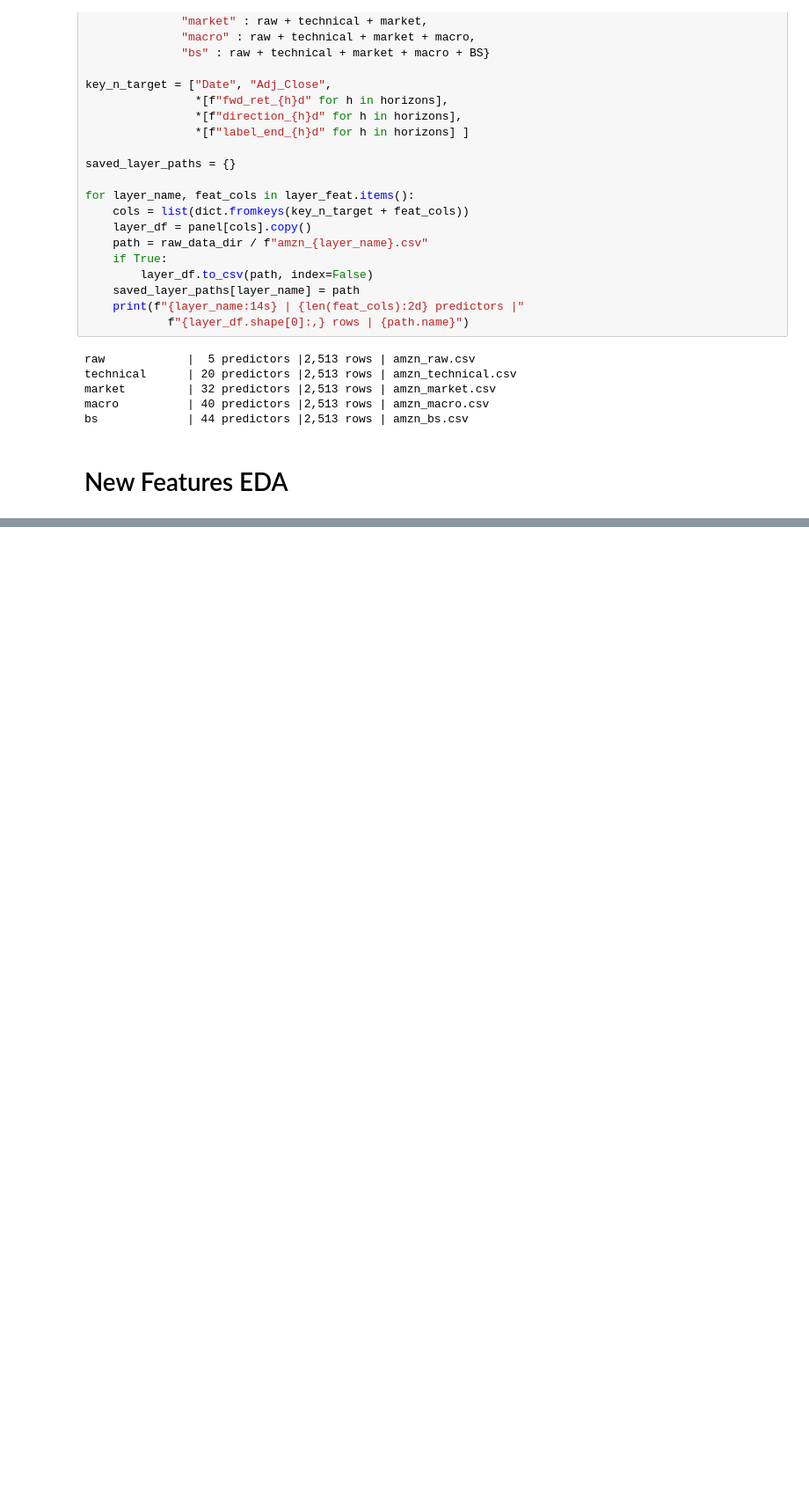
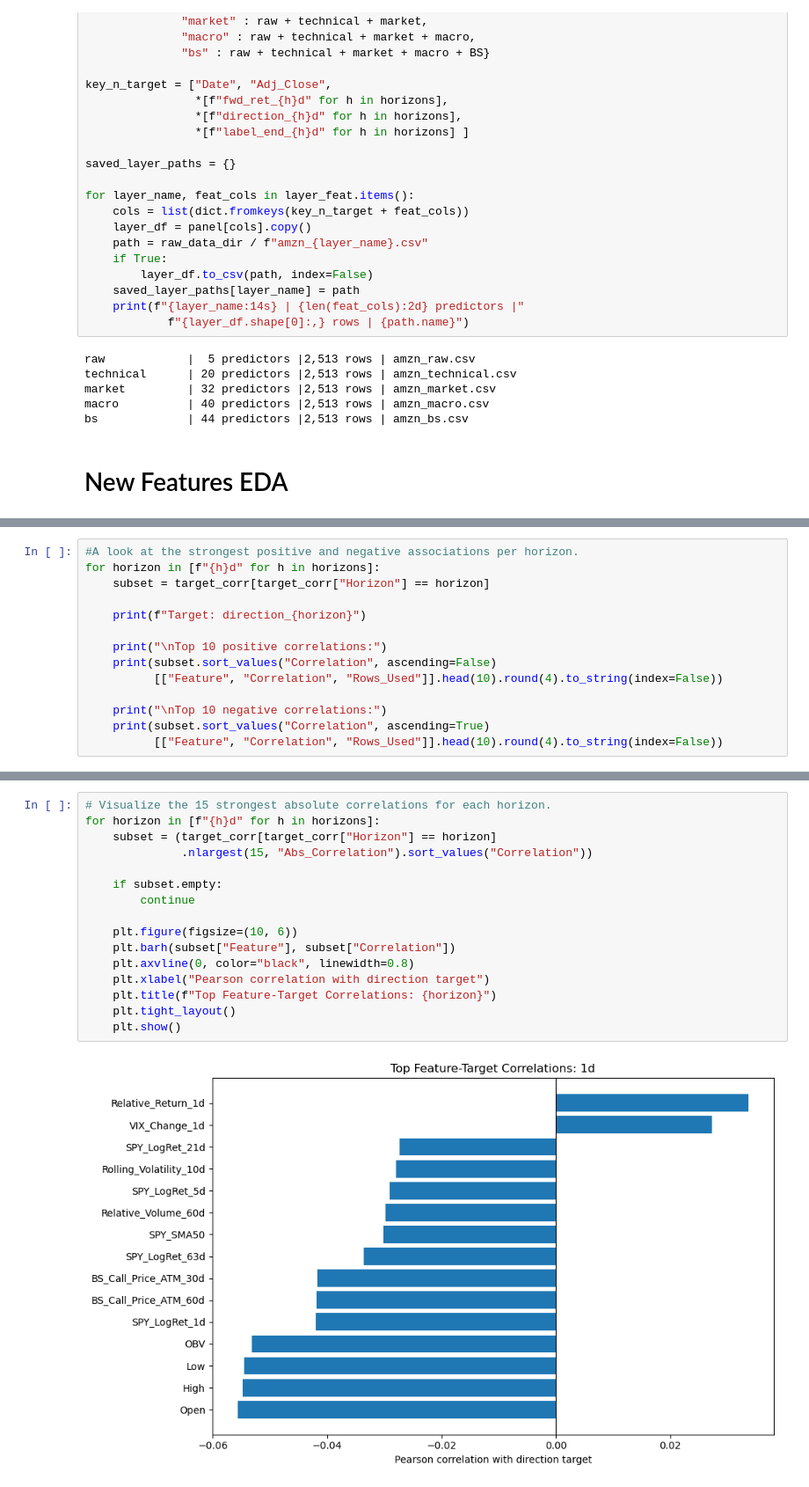
Before and after one commit to An-n-nie/CapSTOKED, a Jupyter notebook: notebooks/03_amzn_walk_forward_feature_layers.ipynb, the cells around one changed output, grey strips where cells are left out. Shown at 88% size. Cells and saved outputs as stored; diff of their text form; blank space fills up the shorter version.

```diff
--- a/notebooks/03_amzn_walk_forward_feature_layers.ipynb
+++ b/notebooks/03_amzn_walk_forward_feature_layers.ipynb
@@ -610,0 +769,14 @@ plt.show()
+# %%
+#A look at the strongest positive and negative associations per horizon.
+for horizon in [f"{h}d" for h in horizons]:
+    subset = target_corr[target_corr["Horizon"] == horizon]
+
+    print(f"Target: direction_{horizon}")
+
+    print("\nTop 10 positive correlations:")
+    print(subset.sort_values("Correlation", ascending=False)
+          [["Feature", "Correlation", "Rows_Used"]].head(10).round(4).to_string(index=False))
+
+    print("\nTop 10 negative correlations:")
+    print(subset.sort_values("Correlation", ascending=True)
+          [["Feature", "Correlation", "Rows_Used"]].head(10).round(4).to_string(index=False))
@@ -610,0 +801,18 @@ plt.show()
+# %%
+# Visualize the 15 strongest absolute correlations for each horizon.
+for horizon in [f"{h}d" for h in horizons]:
+    subset = (target_corr[target_corr["Horizon"] == horizon]
+              .nlargest(15, "Abs_Correlation").sort_values("Correlation"))
+
+    if subset.empty:
+        continue
+
+    plt.figure(figsize=(10, 6))
+    plt.barh(subset["Feature"], subset["Correlation"])
+    plt.axvline(0, color="black", linewidth=0.8)
+    plt.xlabel("Pearson correlation with direction target")
+    plt.title(f"Top Feature-Target Correlations: {horizon}")
+    plt.tight_layout()
+    plt.show()
+# %% [output]
+[figure, added]
```
Also changed, not shown: parts of 46 cells of this notebook.
